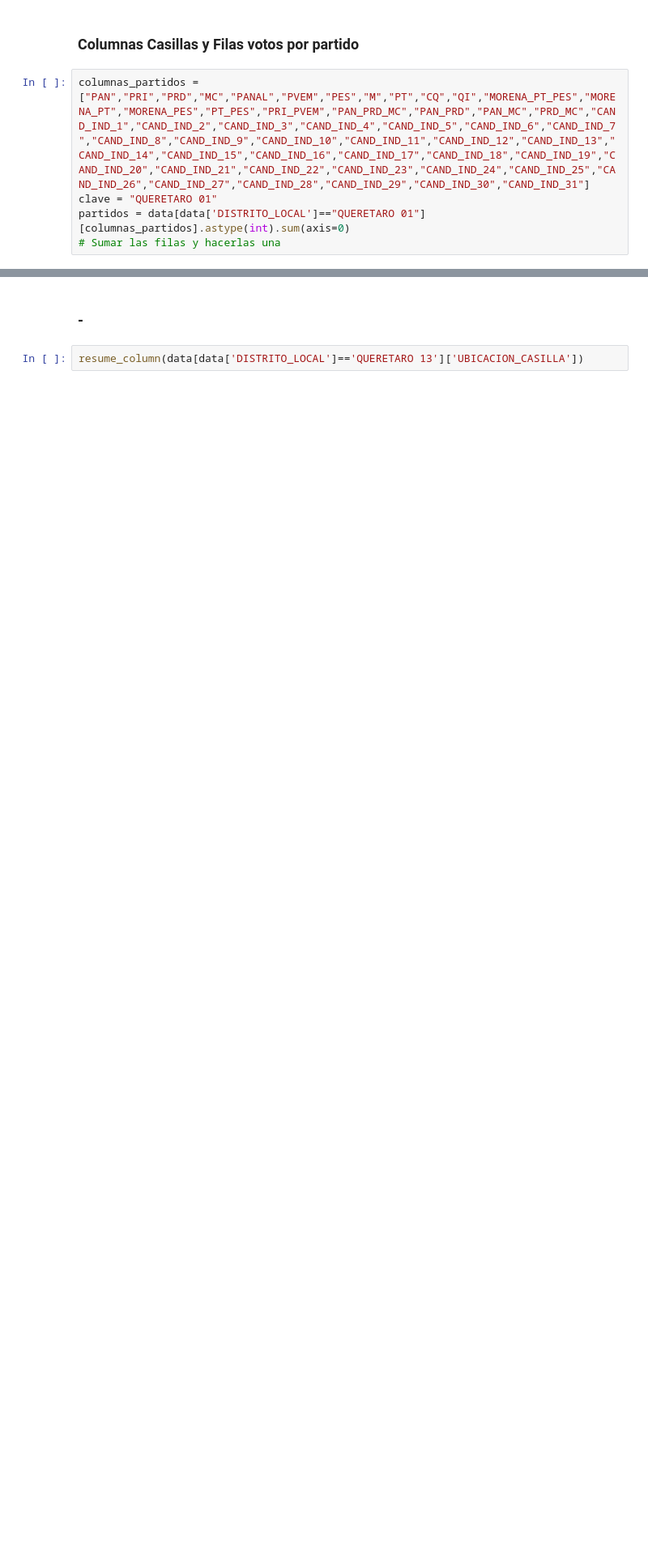
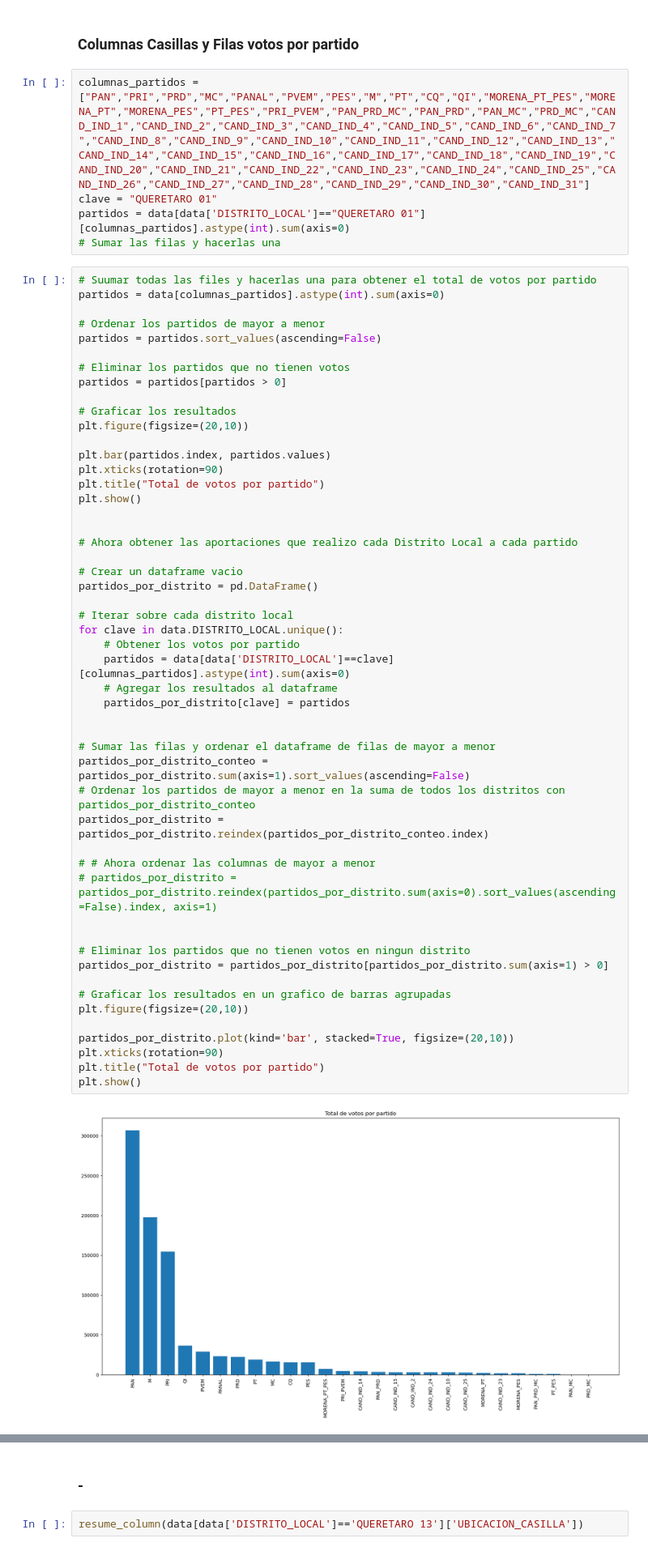
Before and after one commit to M1ndBlast/Data-Mining, a Jupyter notebook: analisis_datos.ipynb, the cells around one changed output, grey strips where cells are left out. Shown at 81% size. Cells and saved outputs as stored; diff of their text form; blank space fills up the shorter version.

```diff
--- a/analisis_datos.ipynb
+++ b/analisis_datos.ipynb
@@ -206,3 +206,56 @@ columnas_partidos = ["PAN","PRI","PRD","MC","PANAL","PVEM","PES","M","PT","CQ","
 clave = "QUERETARO 01"
 partidos = data[data['DISTRITO_LOCAL']=="QUERETARO 01"][columnas_partidos].astype(int).sum(axis=0)
 # Sumar las filas y hacerlas una
+# %%
+# Suumar todas las files y hacerlas una para obtener el total de votos por partido
+partidos = data[columnas_partidos].astype(int).sum(axis=0)
+
+# Ordenar los partidos de mayor a menor
+partidos = partidos.sort_values(ascending=False)
+
+# Eliminar los partidos que no tienen votos
+partidos = partidos[partidos > 0]
+
+# Graficar los resultados
+plt.figure(figsize=(20,10))
+
+plt.bar(partidos.index, partidos.values)
+plt.xticks(rotation=90)
+plt.title("Total de votos por partido")
+plt.show()
+
+
+# Ahora obtener las aportaciones que realizo cada Distrito Local a cada partido
+
+# Crear un dataframe vacio
+partidos_por_distrito = pd.DataFrame()
+
+# Iterar sobre cada distrito local
+for clave in data.DISTRITO_LOCAL.unique():
+	# Obtener los votos por partido
+	partidos = data[data['DISTRITO_LOCAL']==clave][columnas_partidos].astype(int).sum(axis=0)
+	# Agregar los resultados al dataframe
+	partidos_por_distrito[clave] = partidos
+
+
+# Sumar las filas y ordenar el dataframe de filas de mayor a menor
+partidos_por_distrito_conteo = partidos_por_distrito.sum(axis=1).sort_values(ascending=False)
+# Ordenar los partidos de mayor a menor en la suma de todos los distritos con partidos_por_distrito_conteo
+partidos_por_distrito = partidos_por_distrito.reindex(partidos_por_distrito_conteo.index)
+
+# # Ahora ordenar las columnas de mayor a menor
+# partidos_por_distrito = partidos_por_distrito.reindex(partidos_por_distrito.sum(axis=0).sort_values(ascending=False).index, axis=1)
+
+
+# Eliminar los partidos que no tienen votos en ningun distrito
+partidos_por_distrito = partidos_por_distrito[partidos_por_distrito.sum(axis=1) > 0]
+
+# Graficar los resultados en un grafico de barras agrupadas
+plt.figure(figsize=(20,10))
+
+partidos_por_distrito.plot(kind='bar', stacked=True, figsize=(20,10))
+plt.xticks(rotation=90)
+plt.title("Total de votos por partido")
+plt.show()
+# %% [output]
+[figure, added]
```
Also changed, not shown: parts of 2 cells of this notebook.
